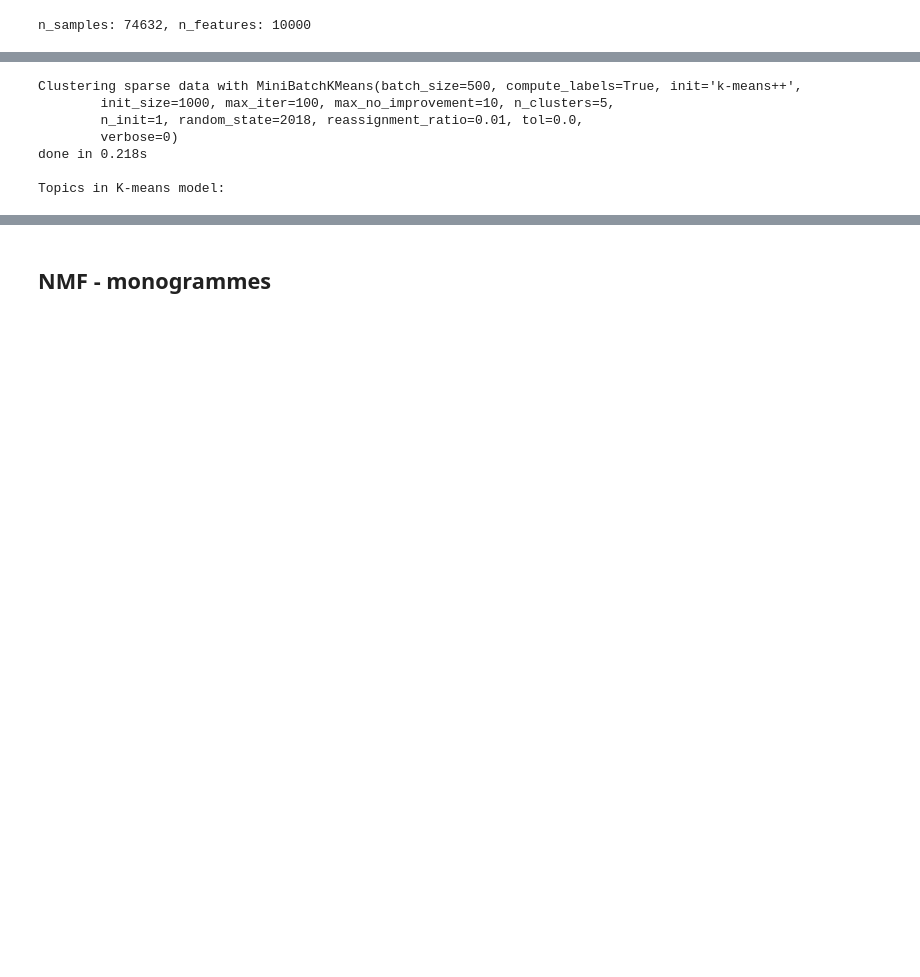
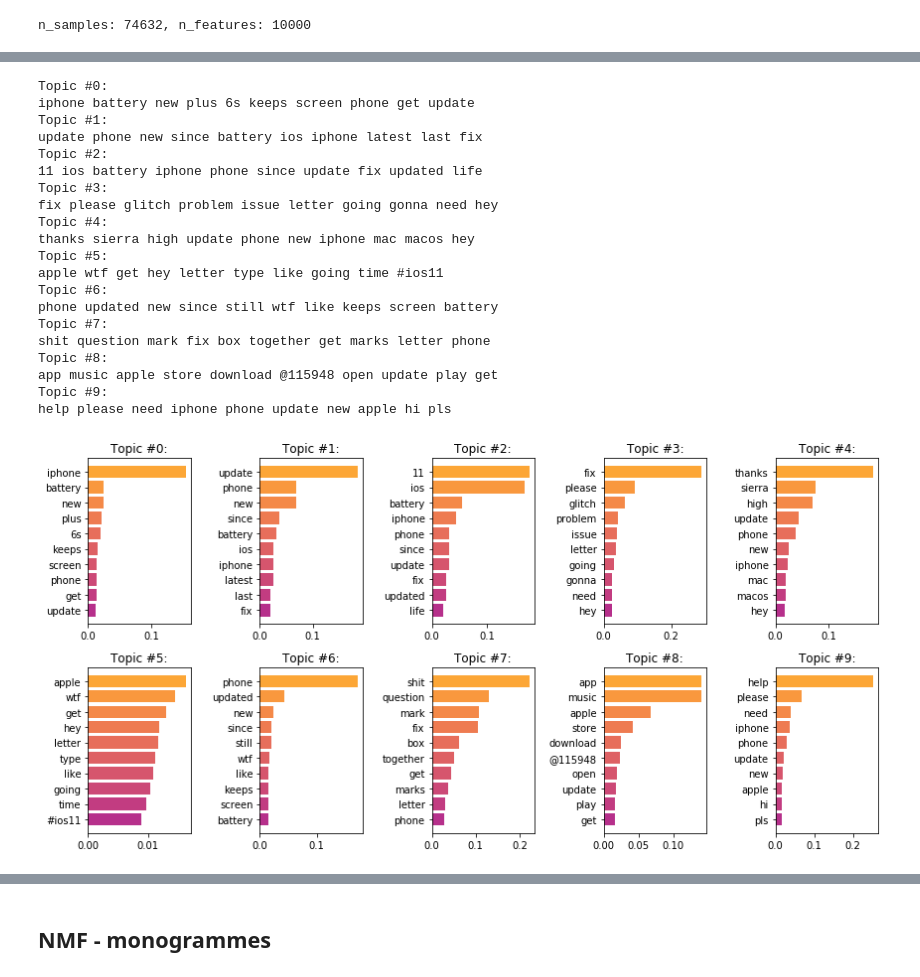
Before and after one commit to francoisserra/topic-modelling-tweets, a Jupyter notebook: tweets-topic-modelling.ipynb, the cells around one changed output, grey strips where cells are left out. Drawn from its saved outputs; the diff is of its cells as text; code cells hidden in the pictures; blank space fills up the shorter version.

```diff
--- a/tweets-topic-modelling.ipynb
+++ b/tweets-topic-modelling.ipynb
@@ -227,0 +316,18 @@ n_samples: 74632, n_features: 20000
+# %%
+
+
+# Do the actual clustering with online K-Means
+nb_of_topics = 10
+km = MiniBatchKMeans(n_clusters=nb_of_topics, init='k-means++', n_init=1,
+                     init_size=1000, batch_size=500, verbose=0,  random_state=2018)
+
+print("Clustering sparse data with %s" % km)
+t0 = time()
+km.fit(X)
+print("done in %0.3fs" % (time() - t0))
+
+# Look at terms that are the most present in each class
+feature_names = vectorizer.get_feature_names()
+n_top_words = 10
+
+print("\nTopics in K-means model:")
@@ -228,7 +342,30 @@ n_samples: 74632, n_features: 20000
 # %%
-def print_top_words(centroids, feature_names, n_top_words):
-    for topic_idx, topic in enumerate(centroids):
-        print("Topic #%d:" % topic_idx)
-        print(", ".join([feature_names[i]
-                        for i in topic.argsort()[:-n_top_words - 1:-1]]))
-    print()
+print_top_words(km.cluster_centers_, feature_names, n_top_words)
+#for k, centroid in enumerate(km.cluster_centers_):
+#    print("Cluster #%d:" % k)
+#    print(" ".join([feature_names[i]
+#                    for i in centroid.argsort()[:-n_top_words - 1:-1]]))
+
+print_top_words_histo(km.cluster_centers_, feature_names, n_top_words)
+# %% [output]
+Topic #0:
+iphone battery new plus 6s keeps screen phone get update
+Topic #1:
+update phone new since battery ios iphone latest last fix
+Topic #2:
+11 ios battery iphone phone since update fix updated life
+Topic #3:
+fix please glitch problem issue letter going gonna need hey
+Topic #4:
+thanks sierra high update phone new iphone mac macos hey
+Topic #5:
+apple wtf get hey letter type like going time #ios11
+Topic #6:
+phone updated new since still wtf like keeps screen battery
+Topic #7:
+shit question mark fix box together get marks letter phone
+Topic #8:
+app music apple store download @115948 open update play get
+Topic #9:
+help please need iphone phone update new apple hi pls
+[figure, added]
@@ -253,27 +371,0 @@ def print_top_words_histo(centroids, feature_names, n_top_words):
-# %%
-from sklearn.cluster import MiniBatchKMeans
-from time import time
-
-# Do the actual clustering with online K-Means
-nb_of_topics = 5
-km = MiniBatchKMeans(n_clusters=nb_of_topics, init='k-means++', n_init=1,
-                     init_size=1000, batch_size=500, verbose=0,  random_state=2018)
-
-print("Clustering sparse data with %s" % km)
-t0 = time()
-km.fit(X)
-print("done in %0.3fs" % (time() - t0))
-
-# Look at terms that are the most present in each class
-feature_names = vectorizer.get_feature_names()
-n_top_words = 10
-
-print("\nTopics in K-means model:")
-# %% [output]
-Clustering sparse data with MiniBatchKMeans(batch_size=500, compute_labels=True, init='k-means++',
-        init_size=1000, max_iter=100, max_no_improvement=10, n_clusters=5,
-        n_init=1, random_state=2018, reassignment_ratio=0.01, tol=0.0,
-        verbose=0)
-done in 0.218s
-
-Topics in K-means model:
```
Also changed, not shown: parts of 60 cells of this notebook.
